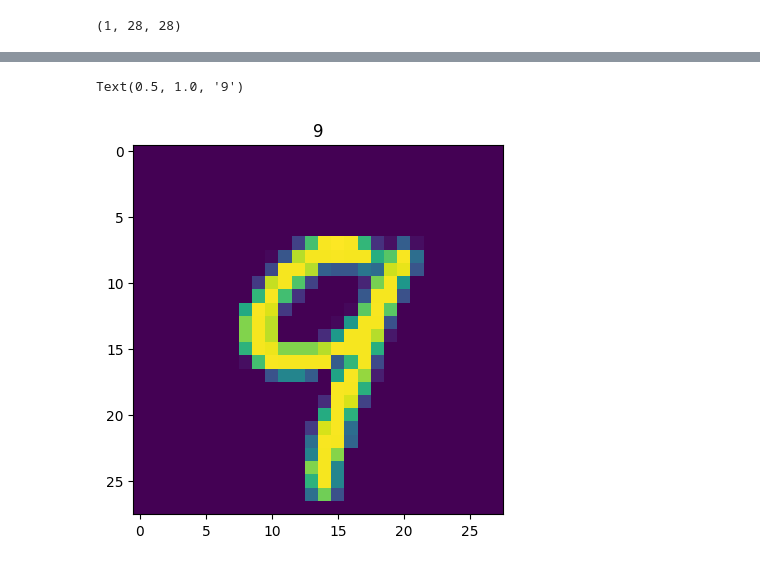
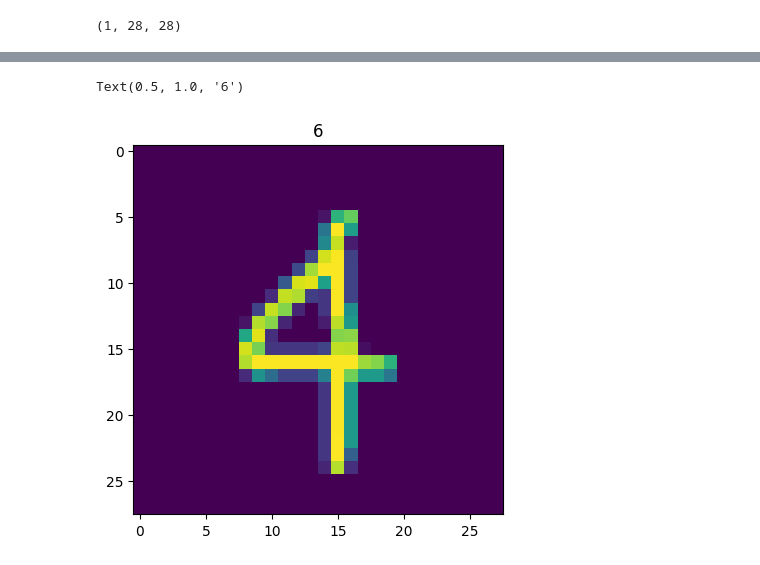
Before and after one commit to Sam-3l/Neurodigits, a Jupyter notebook: neuro-digit-recognizer.ipynb, the cells around one changed output, grey strips where cells are left out. Drawn from its saved outputs; the diff is of its cells as text; code cells hidden in the pictures.

```diff
--- a/neuro-digit-recognizer.ipynb
+++ b/neuro-digit-recognizer.ipynb
@@ -200,5 +200,5 @@ model.predict(three_array).argmax()
 5
 # %%
-plt.imshow(X_valid[12])
-plt.title(model.predict(np.expand_dims(X_valid[12], axis=0)).argmax())
+plt.imshow(X_valid[159])
+plt.title(model.predict(np.expand_dims(X_valid[159], axis=0)).argmax())
 # %% [output]
@@ -206,2 +206,2 @@ plt.title(model.predict(np.expand_dims(X_valid[12], axis=0)).argmax())
-Text(0.5, 1.0, '9')
+Text(0.5, 1.0, '6')
-[figure, old version]
+[figure, new version]
```
Also changed, not shown: parts of 5 cells of this notebook, 1 other file.
